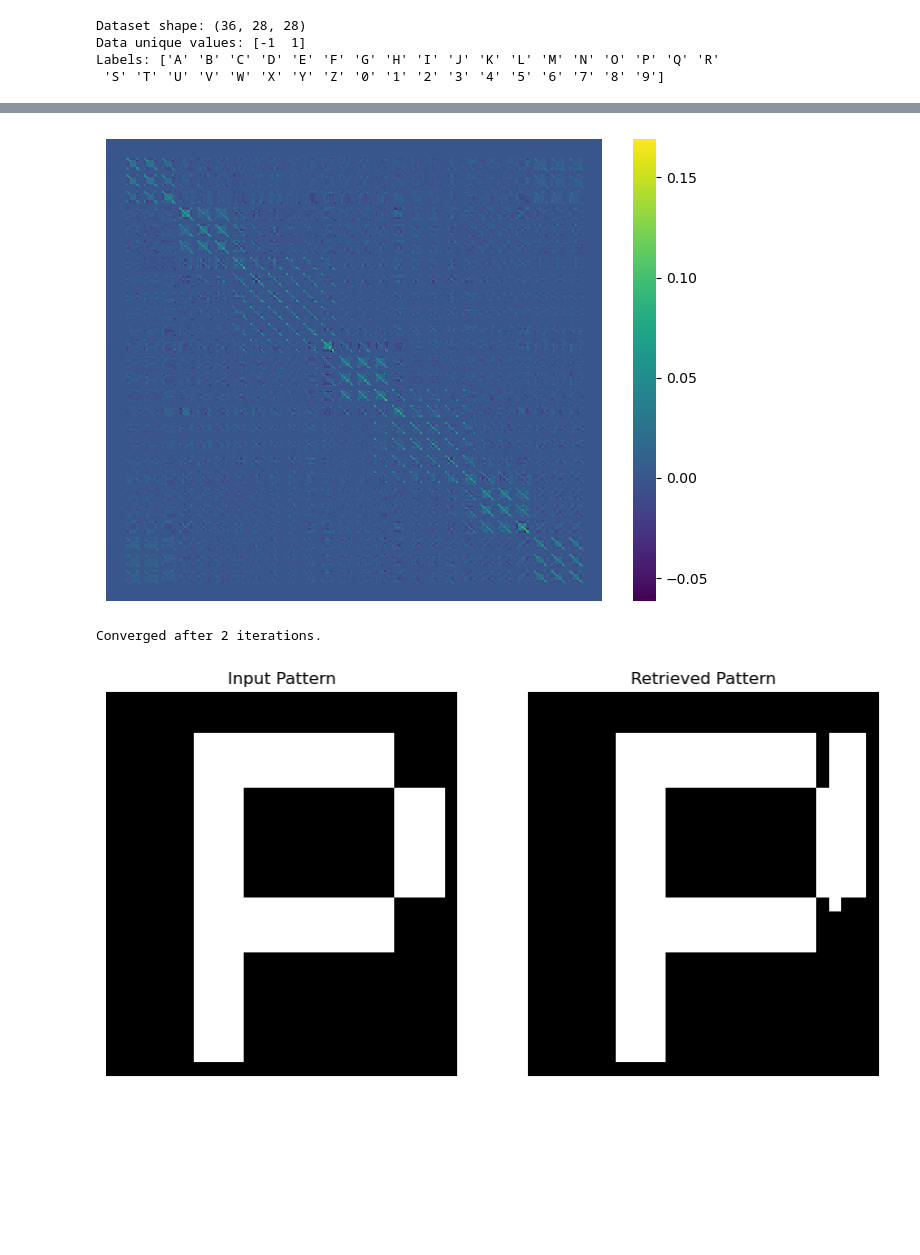
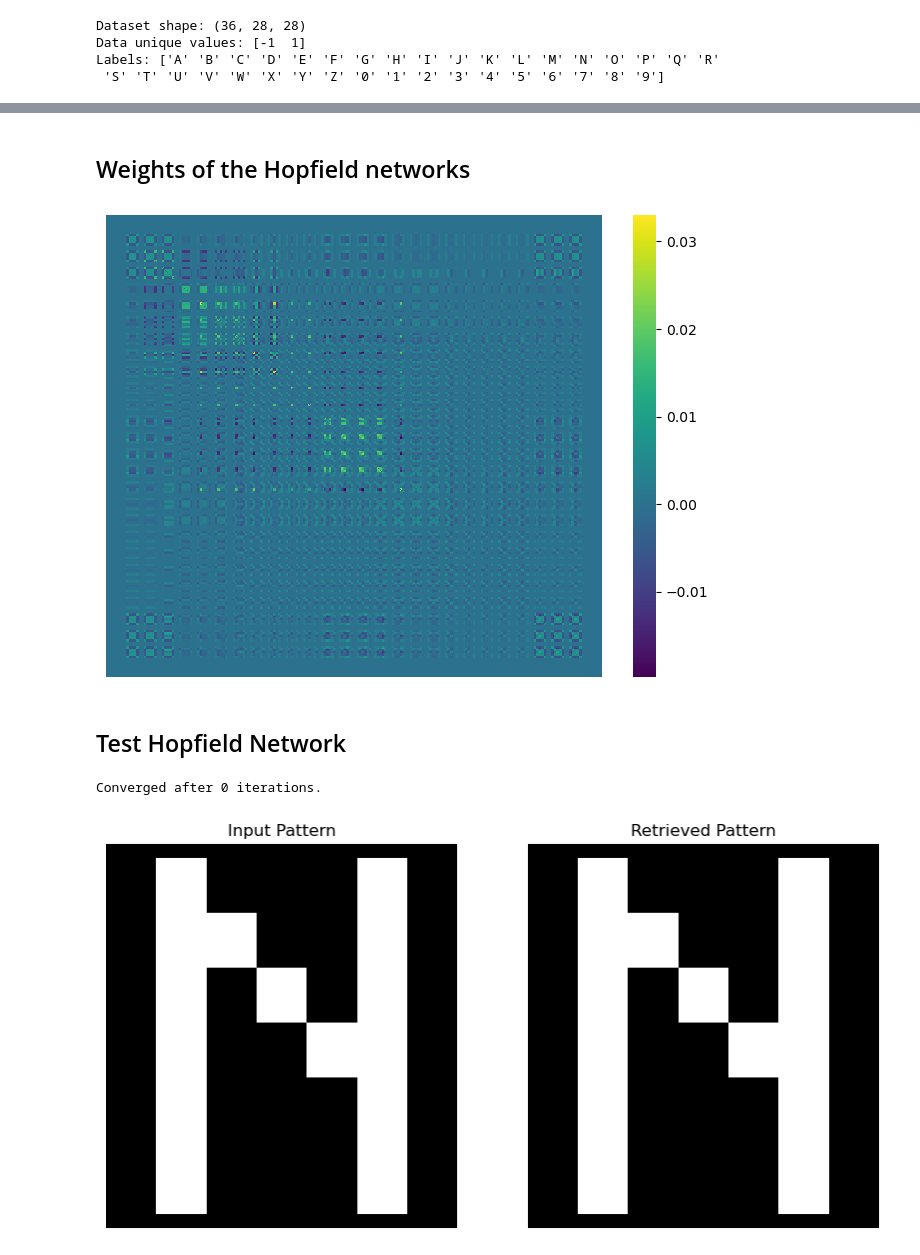
Before and after one commit to LLapsus/hopmemo, a Jupyter notebook: hopfield_demo.ipynb, the cells around one changed output, grey strips where cells are left out. Drawn from its saved outputs; the diff is of its cells as text; code cells hidden in the pictures; blank space fills up the shorter version.

```diff
--- a/hopfield_demo.ipynb
+++ b/hopfield_demo.ipynb
@@ -7,6 +7,9 @@ import seaborn as sns
 
 from alnum_dataset import generate_alnum_dataset
 from hopfield import *
+# %%
+TRAIN_METHOD = 'centered'  # Options: 'basic', 'centered', 'damped'
+LAM = 0.1                  # Damping factor for damped pseudoinverse training
 # %%
 # Load dataset
 X, y = generate_alnum_dataset()
@@ -22,7 +27,8 @@ Labels: ['A' 'B' 'C' 'D' 'E' 'F' 'G' 'H' 'I' 'J' 'K' 'L' 'M' 'N' 'O' 'P' 'Q' 'R'
 # %%
-# Data preparation for Hopfield Network
-X = X.reshape(X.shape[0], -1).astype(np.float32)
-num_samples, num_features = X.shape
+# Select patterns to store
+Patterns = list('PYTHON')                                   # Characters to store
+X_mem = X[np.isin(y, Patterns)].reshape(len(Patterns), -1)  # Reshape to (num_patterns, num_features)
+num_samples, num_features = X_mem.shape                     # get number of samples and features
 
 print(f"Number of samples: {num_samples}")
 print(f"Number of features: {num_features}")
@@ -34,8 +42,18 @@ Number of features: 784
 hopfield_net = HopfieldNetwork(n_neurons=num_features)
 
 # Train Hopfield Network
-hopfield_net.train_pseudoinverse_damped(X, lam=0.1)
+if TRAIN_METHOD == 'basic':
+    hopfield_net.train(X_mem)
+elif TRAIN_METHOD == 'centered':
+    hopfield_net.train_pseudoinverse_centered(X_mem)
+elif TRAIN_METHOD == 'damped':
+    hopfield_net.train_pseudoinverse_damped(X_mem, lam=LAM)
+else:
+    hopfield_net.train(X_mem)
 
-# Chect stability of stored patterns
-hopfield_net.check_stability(X)
+# Check stability of stored patterns
+margins = hopfield_net.get_margins(X_mem)
+for patt, margin in zip(Patterns, margins):
+    stability = "Stable" if margin >= 0 else "Unstable"
+    print(f"Pattern: {patt}, Margin: {margin:.6f}, {stability}")
 # %% [output]
@@ -59,3 +66,5 @@ hopfield_net.check_stability(X)
+# %% [markdown]
+## Weights of the Hopfield networks
 # %%
 # Weights of the trained Hopfield Network
 W = hopfield_net.get_weights()
@@ -68,21 +77,23 @@ ax.set_xticks([])
 ax.set_yticks([])
 plt.show()
 # %% [output]
-[figure, old version]
+[figure, new version]
+# %% [markdown]
+## Test Hopfield Network
 # %%
-inp = X[15].copy()
+inp = X_mem[1].copy()
 out = hopfield_net.retrieve(inp, max_iterations=1000)
 
 fix, axs = plt.subplots(1, 2, figsize=(10, 5))
 sns.heatmap(inp.reshape(28,28), cmap='gray', cbar=False, ax=axs[0])
 sns.heatmap(out.reshape(28,28), cmap='gray', cbar=False, ax=axs[1])
 axs[0].set_title("Input Pattern")
 axs[1].set_title("Retrieved Pattern")
 
 for i in range(2):
     axs[i].set_xticks([])
     axs[i].set_yticks([])
 plt.show()
 # %% [output]
-Converged after 2 iterations.
+Converged after 0 iterations.
-[figure, old version]
+[figure, new version]
```
Also changed, not shown: parts of 4 cells of this notebook, 1 other file.
